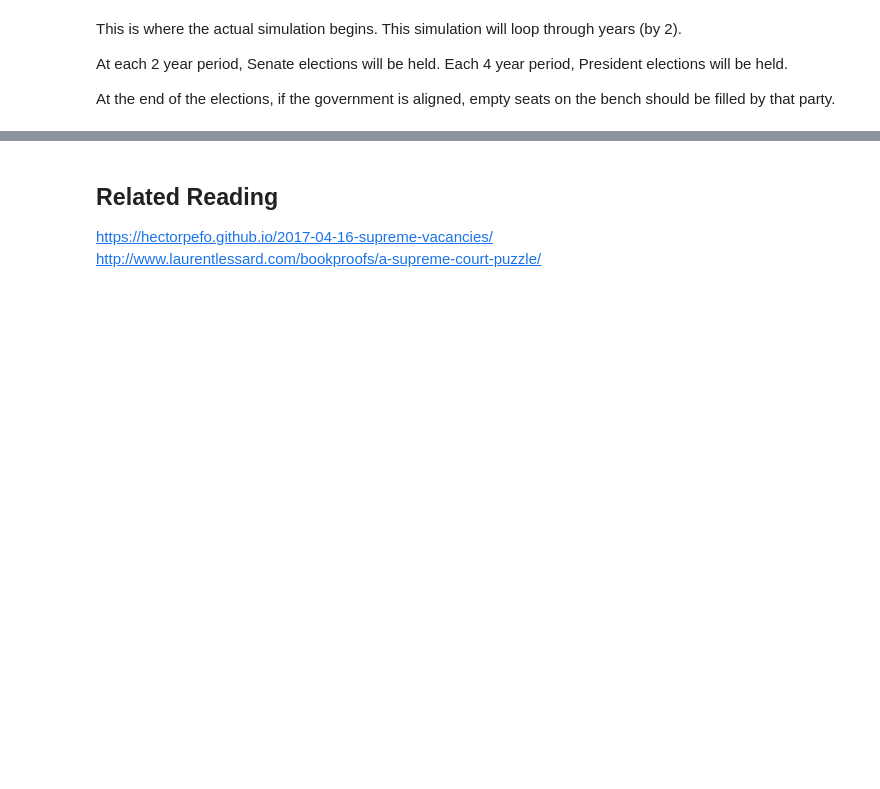
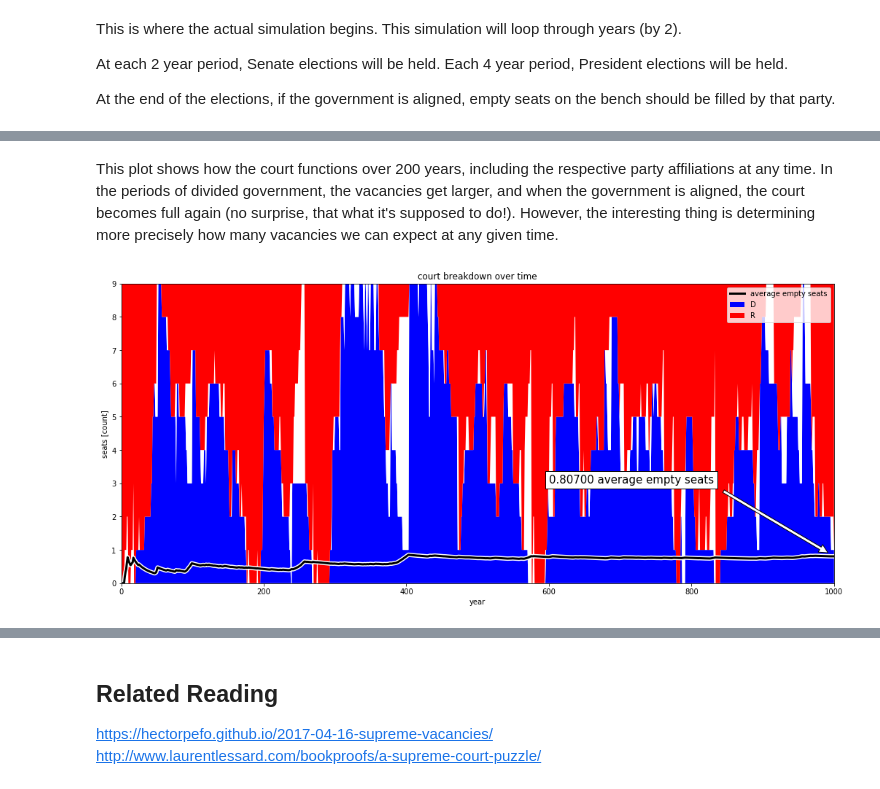
Before and after one commit to andrewzwicky/puzzles, a Jupyter notebook: FiveThirtyEightRiddler/2017-04-14/empty_court_seats.ipynb, the cells around one changed output, grey strips where cells are left out. Drawn from its saved outputs; the diff is of its cells as text; code cells hidden in the pictures; blank space fills up the shorter version.

```diff
--- a/FiveThirtyEightRiddler/2017-04-14/empty_court_seats.ipynb
+++ b/FiveThirtyEightRiddler/2017-04-14/empty_court_seats.ipynb
@@ -199,0 +192,10 @@ for trial in range(20):
+# %% [markdown]
+This plot shows how the court functions over 200 years, including the respective party affiliations at any time.  In the periods of divided government, the vacancies get larger, and when the government is aligned, the court becomes full again (no surprise, that what it's supposed to do!).  However, the interesting thing is determining more precisely how many vacancies we can expect at any given time.
+# %%
+sim_years = 1000
+
+years, bench_stacks, president_parties, senate_parties, mean = run_simulation(sim_years)
+
+stacked_plot_bench_over_time(years, bench_stacks, mean)
+# %% [output]
+[figure, added]
```
Also changed, not shown: parts of 18 cells of this notebook, 4 other files.
